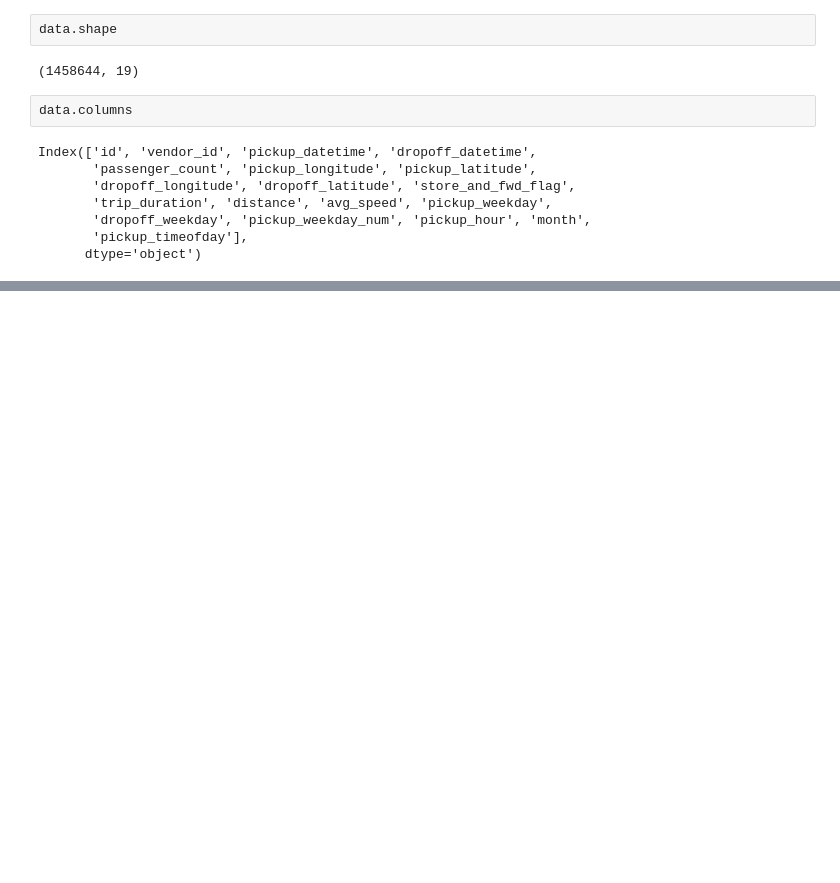
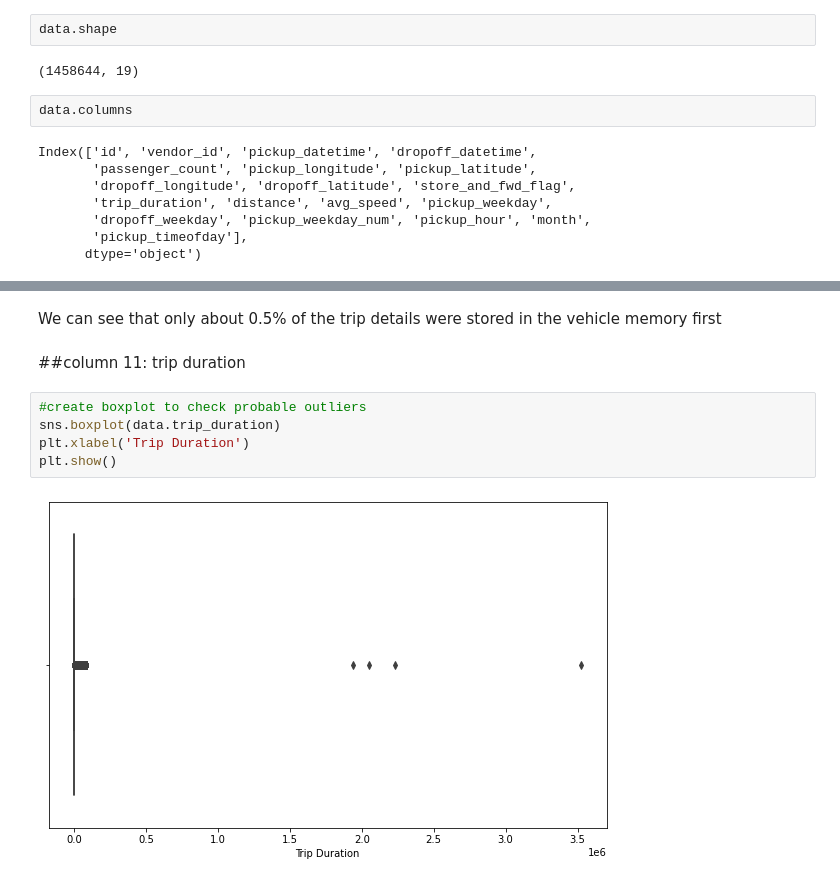
Before and after one commit to pranay2310/NYC-Taxi-Trip-Time-Prediction---Capstone-Project.ipynb, a Jupyter notebook: NYC_Taxi_Trip_Time_Prediction_Capstone_Project.ipynb, the cells around one changed output, grey strips where cells are left out. Cells and saved outputs as stored; diff of their text form; blank space fills up the shorter version.

```diff
--- a/NYC_Taxi_Trip_Time_Prediction_Capstone_Project.ipynb
+++ b/NYC_Taxi_Trip_Time_Prediction_Capstone_Project.ipynb
@@ -166,0 +245,11 @@ Index(['id', 'vendor_id', 'pickup_datetime', 'dropoff_datetime',
+# %% [markdown]
+ We can see that only about 0.5% of the trip details were stored in the vehicle memory first
+# %% [markdown]
+##column 11: trip duration <br>
+# %%
+#create boxplot to check probable outliers
+sns.boxplot(data.trip_duration)
+plt.xlabel('Trip Duration')
+plt.show()
+# %% [output]
+[figure, added]
```
Also changed, not shown: parts of 18 cells of this notebook.
